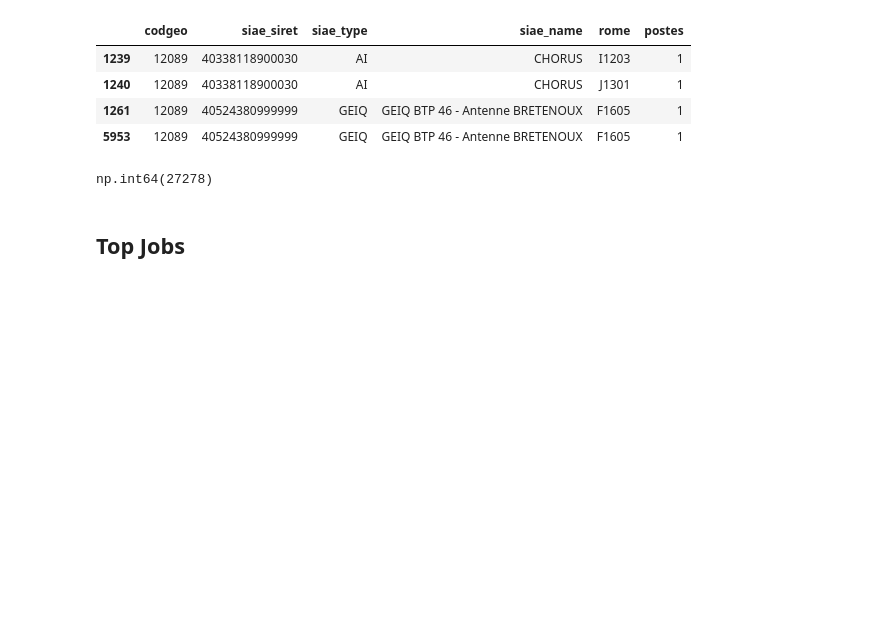
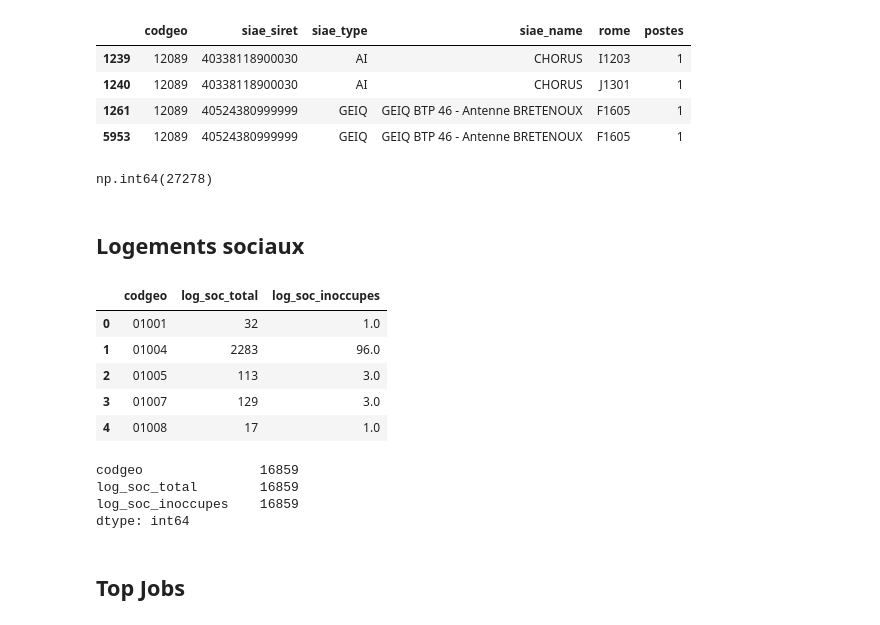
Before and after one commit to jbesan/13_odis_stream2, a Jupyter notebook: notebooks/odis_check_data.ipynb, the cells around one changed output. Drawn from its saved outputs; the diff is of its cells as text; code cells hidden in the pictures; blank space fills up the shorter version.

```diff
--- a/notebooks/odis_check_data.ipynb
+++ b/notebooks/odis_check_data.ipynb
@@ -855,6 +860,25 @@ jobs_inc[jobs_inc.codgeo == '12089']
 jobs_inc.postes.sum()
 # %% [output]
 np.int64(27278)
+# %% [markdown]
+## Logements sociaux
+# %%
+rpls = pd.read_parquet('../pipeline/cache/clean/rpls.parquet')
+rpls.head()
+# %% [output]
+|  | codgeo | log_soc_total | log_soc_inoccupes |
+| 0 | 01001 | 32 | 1.0 |
+| 1 | 01004 | 2283 | 96.0 |
+| 2 | 01005 | 113 | 3.0 |
+| 3 | 01007 | 129 | 3.0 |
+| 4 | 01008 | 17 | 1.0 |
+# %%
+rpls[rpls.log_soc_total > 0].count()
+# %% [output]
+codgeo               16859
+log_soc_total        16859
+log_soc_inoccupes    16859
+dtype: int64
 # %% [markdown]
 ## Top Jobs
 # %%
```
Also changed, not shown: parts of 1 cell of this notebook, 32 other files.
